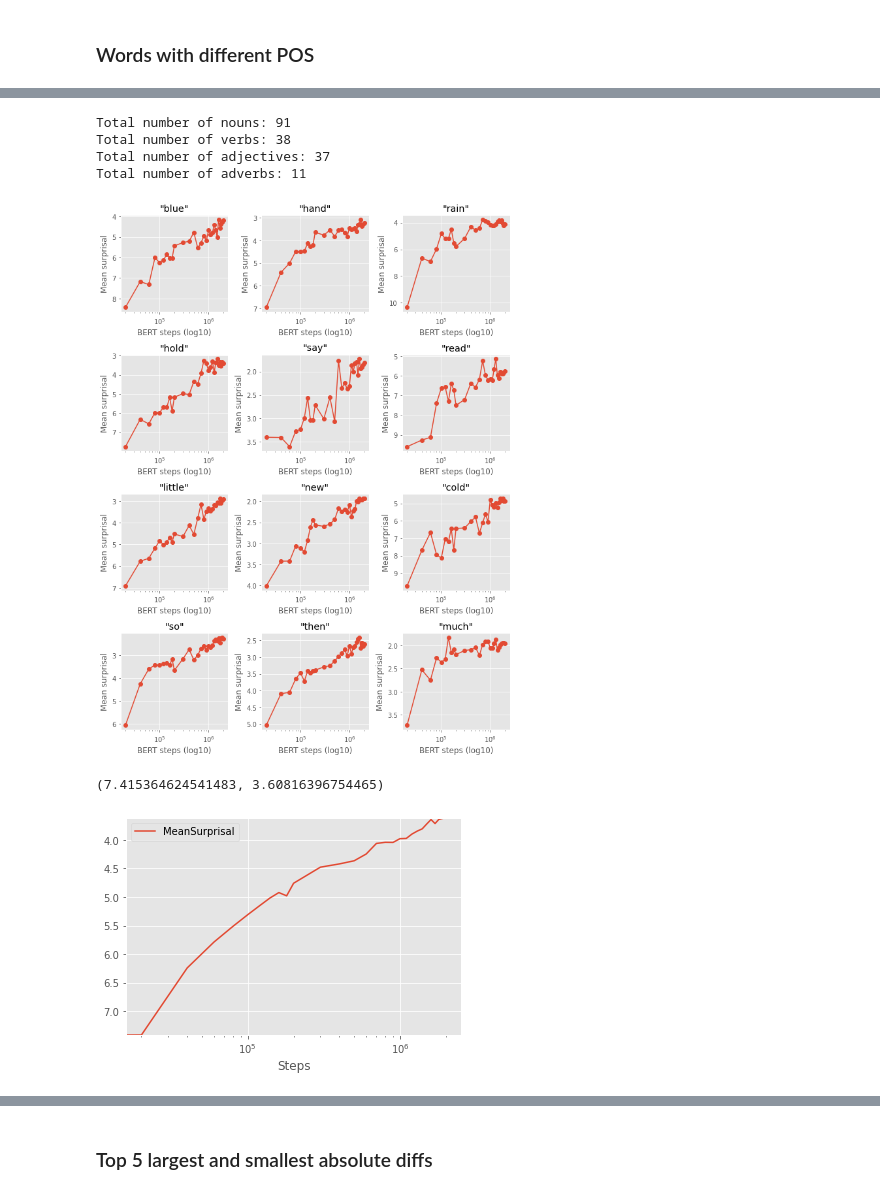
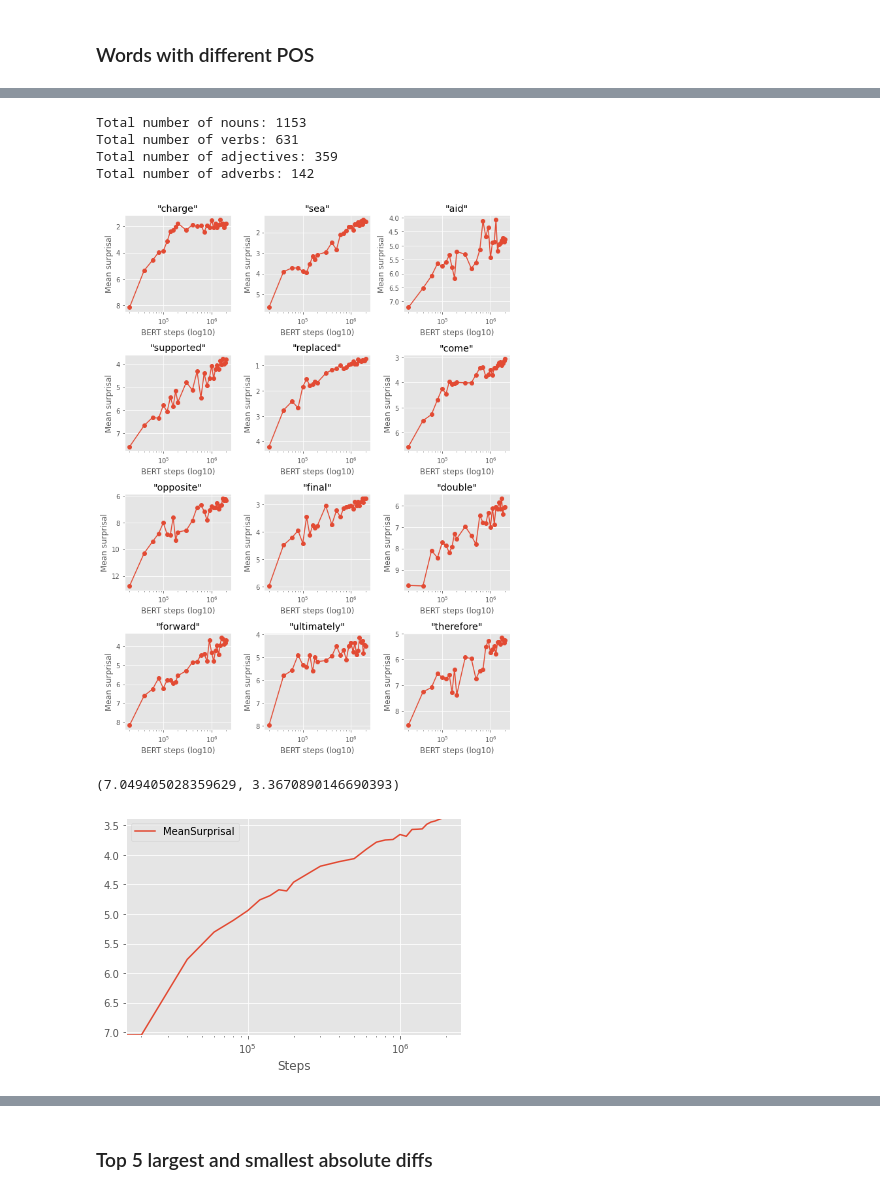
Before and after one commit to NazaninShafiabadi/word-acquisition-language-models, a Jupyter notebook: word_acquisition.ipynb, the cells around one changed output, grey strips where cells are left out. Saved outputs shown, nothing was run; the diff lists cells and outputs as text; code cells hidden in the pictures.

```diff
--- a/word_acquisition.ipynb
+++ b/word_acquisition.ipynb
@@ -171,22 +163,21 @@ Average variability (excluding the first step): -0.1312661263276431
 ### Words with different POS
 # %%
 def get_pos_tags(doc_path):
-    with open(doc_path, 'r') as file:
-        doc = file.read()
-        tokens = word_tokenize(doc)     # use spacy instead
-        tokens = [token.lower() for token in tokens if token not in string.punctuation]
-        pos_tags = nltk.pos_tag(tokens)
-
-        pos_dict = {}
-        for token, pos in pos_tags:
-            if token in pos_dict and not pos in pos_dict[token]:
-                pos_dict[token].append(pos)
+    nlp = spacy.load('en_core_web_sm')
+    nlp.max_length = 2000000
+    pos_dict = {}
+    with open(doc_path, 'r', encoding='utf-8') as file:
+        text = file.read()
+        doc = nlp(text)
+        for token in doc:
+            if token.text in pos_dict and not token.pos_ in pos_dict[token.text]:
+                pos_dict[token.text].append(token.pos_)
             else:
-                pos_dict[token] = [pos]
+                pos_dict[token.text] = [token.pos_]
 
     return pd.DataFrame(list(pos_dict.items()), columns=['Token', 'POS'])
 # %%
-document = "../sample_data/wikitext/wikitext103_test.txt"
+document = "sample_data/wikitext/wikitext103_test.txt"
 pos_tags = get_pos_tags(document)
 pos_tags
 # %% [output]
@@ -206,5 +197,5 @@ pos_tags
 # %%
-merged_df = bert_surprisals.merge(pos_tags, on='Token', how='left')
+merged_df = pd.merge(surprisals, pos_tags, on='Token', how='inner')
 merged_df
 # %% [output]
 |  | Token | Steps | MedianRank | MeanSurprisal | StdevSurprisal | Accuracy | NumExamples | MeanSurprisalDiff | ... |
@@ -229,3 +213,0 @@ merged_df[merged_df['POS'].isna()]['Token'].drop_duplicates().tolist()
-# %%
-merged_df = merged_df.dropna()
-merged_df[merged_df['POS'].isna()]['Token'].drop_duplicates().tolist()
@@ -255,44 +235,44 @@ set(all_pos_tags)
 # %%
-num_nouns = merged_df[merged_df['POS'].apply(lambda pos_list: 'NN' in pos_list)]['Token'].nunique()
-num_verbs = merged_df[merged_df['POS'].apply(lambda pos_list: 'VB' in pos_list)]['Token'].nunique()
-num_adjs = merged_df[merged_df['POS'].apply(lambda pos_list: 'JJ' in pos_list)]['Token'].nunique()
-num_advs = merged_df[merged_df['POS'].apply(lambda pos_list: 'RB' in pos_list)]['Token'].nunique()
+num_nouns = merged_df[merged_df['POS'].apply(lambda pos_list: 'NOUN' in pos_list)]['Token'].nunique()
+num_verbs = merged_df[merged_df['POS'].apply(lambda pos_list: 'VERB' in pos_list)]['Token'].nunique()
+num_adjs = merged_df[merged_df['POS'].apply(lambda pos_list: 'ADJ' in pos_list)]['Token'].nunique()
+num_advs = merged_df[merged_df['POS'].apply(lambda pos_list: 'ADV' in pos_list)]['Token'].nunique()
 
 print(f"Total number of nouns: {num_nouns}")
 print(f"Total number of verbs: {num_verbs}")
 print(f"Total number of adjectives: {num_adjs}")
 print(f"Total number of adverbs: {num_advs}")
 # %% [output]
-Total number of nouns: 91
-Total number of verbs: 38
-Total number of adjectives: 37
-Total number of adverbs: 11
+Total number of nouns: 1153
+Total number of verbs: 631
+Total number of adjectives: 359
+Total number of adverbs: 142
 # %%
-exclusive_NN = merged_df[merged_df['POS'].apply(lambda pos_list: 'NN' in pos_list and 'VB' not in pos_list)]
-exclusive_VB = merged_df[merged_df['POS'].apply(lambda pos_list: 'VB' in pos_list and 'NN' not in pos_list)]
-adj = merged_df[merged_df['POS'].apply(lambda pos_list: 'JJ' in pos_list)]
-adv = merged_df[merged_df['POS'].apply(lambda pos_list: 'RB' in pos_list)]
+exclusive_noun = merged_df[merged_df['POS'].apply(lambda pos_list: 'NOUN' in pos_list and 'VERB' not in pos_list)]
+exclusive_verb = merged_df[merged_df['POS'].apply(lambda pos_list: 'VERB' in pos_list and 'NOUN' not in pos_list)]
+adj = merged_df[merged_df['POS'].apply(lambda pos_list: 'ADJ' in pos_list)]
+adv = merged_df[merged_df['POS'].apply(lambda pos_list: 'ADV' in pos_list)]
 
-noun_sample = exclusive_NN['Token'].drop_duplicates().sample(3).tolist()
-verb_sample = exclusive_VB['Token'].drop_duplicates().sample(3).tolist()
+noun_sample = exclusive_noun['Token'].drop_duplicates().sample(3).tolist()
+verb_sample = exclusive_verb['Token'].drop_duplicates().sample(3).tolist()
 adj_sample = adj['Token'].drop_duplicates().sample(3).tolist()
 adv_sample = adv['Token'].drop_duplicates().sample(3).tolist()
 
 plot_surprisals(
     noun_sample + verb_sample + adj_sample + adv_sample,
     merged_df
     )
 # %% [output]
-[figure, old version]
+[figure, new version]
 # %%
 # for each step, average surprisal across all words with 'NN' tag (Noun, singular or mass)
 
-NN_avg_surprisals = exclusive_NN.groupby('Steps')['MeanSurprisal'].mean().reset_index()
-NN_avg_surprisals.plot(x='Steps', y='MeanSurprisal', logx=True)\
-    .set_ylim(NN_avg_surprisals['MeanSurprisal'].iloc[1:].max(), NN_avg_surprisals['MeanSurprisal'].min())
+N_avg_surprisals = exclusive_noun.groupby('Steps')['MeanSurprisal'].mean().reset_index()
+N_avg_surprisals.plot(x='Steps', y='MeanSurprisal', logx=True)\
+    .set_ylim(N_avg_surprisals['MeanSurprisal'].iloc[1:].max(), N_avg_surprisals['MeanSurprisal'].min())
 # %% [output]
-(7.415364624541483, 3.60816396754465)
+(7.049405028359629, 3.3670890146690393)
-[figure, old version]
+[figure, new version]
 # %%
 # for each step, average surprisal across all words with 'VB' tag (Verb, base form)
 
```
Also changed, not shown: parts of 25 cells of this notebook, 3 other files.
